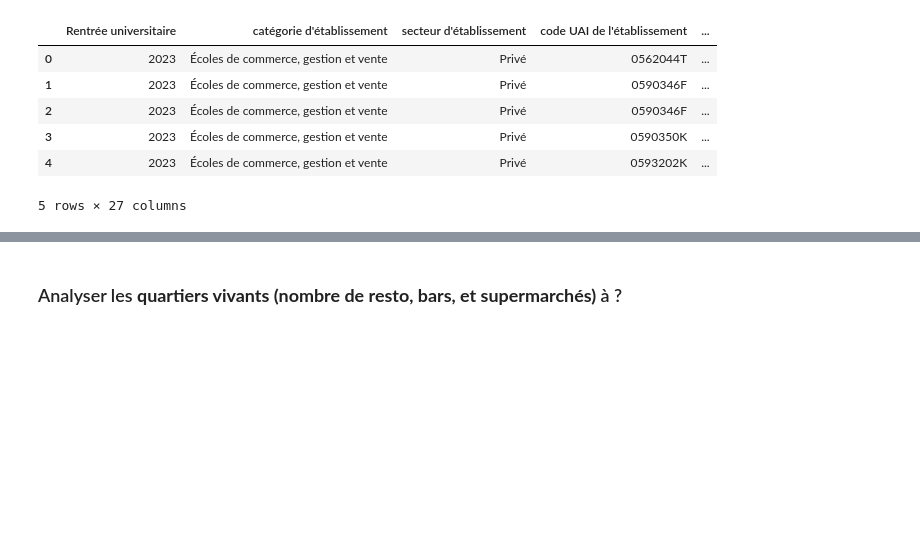
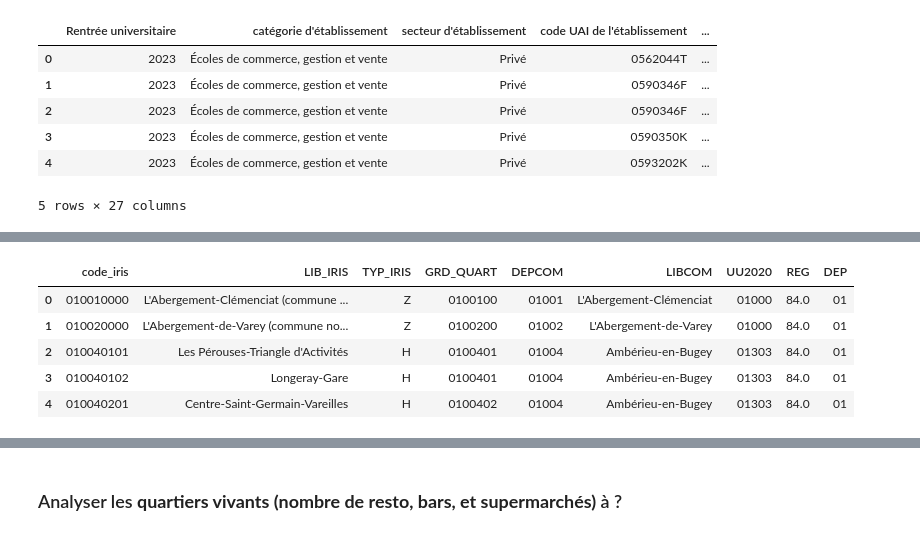
Before and after one commit to adam2504/Analyse_Donnees_Foncieres, a Jupyter notebook: notebook_adam.ipynb, the cells around one changed output, grey strips where cells are left out. Cells and saved outputs as stored; diff of their text form; code cells hidden in the pictures; blank space fills up the shorter version.

```diff
--- a/notebook_adam.ipynb
+++ b/notebook_adam.ipynb
@@ -243,0 +165,18 @@ fig.show()
+# %%
+url_ref_iris = "https://huggingface.co/datasets/analysedonneesfoncieresdata/analyse_fonciere_data/resolve/main/reference_IRIS_geo2025.xlsx"
+
+iris_noms = pd.read_excel(url_ref_iris)
+
+iris_noms = iris_noms.rename(columns={'CODE_IRIS': 'code_iris'})
+
+# fusion avec ton GeoDataFrame (qui contient les codes IRIS)
+iris = iris.merge(iris_noms[['code_iris', 'LIB_IRIS', 'LIBCOM']], on='code_iris', how='left')
+
+iris_noms.head()
+# %% [output]
+|  | code_iris | LIB_IRIS | TYP_IRIS | GRD_QUART | DEPCOM | LIBCOM | UU2020 | REG | DEP |
+| 0 | 010010000 | L'Abergement-Clémenciat (commune ... | Z | 0100100 | 01001 | L'Abergement-Clémenciat | 01000 | 84.0 | 01 |
+| 1 | 010020000 | L'Abergement-de-Varey (commune no... | Z | 0100200 | 01002 | L'Abergement-de-Varey | 01000 | 84.0 | 01 |
+| 2 | 010040101 | Les Pérouses-Triangle d'Activités | H | 0100401 | 01004 | Ambérieu-en-Bugey | 01303 | 84.0 | 01 |
+| 3 | 010040102 | Longeray-Gare | H | 0100401 | 01004 | Ambérieu-en-Bugey | 01303 | 84.0 | 01 |
+| 4 | 010040201 | Centre-Saint-Germain-Vareilles | H | 0100402 | 01004 | Ambérieu-en-Bugey | 01303 | 84.0 | 01 |
```
Also changed, not shown: parts of 18 cells of this notebook, 1 other file.
